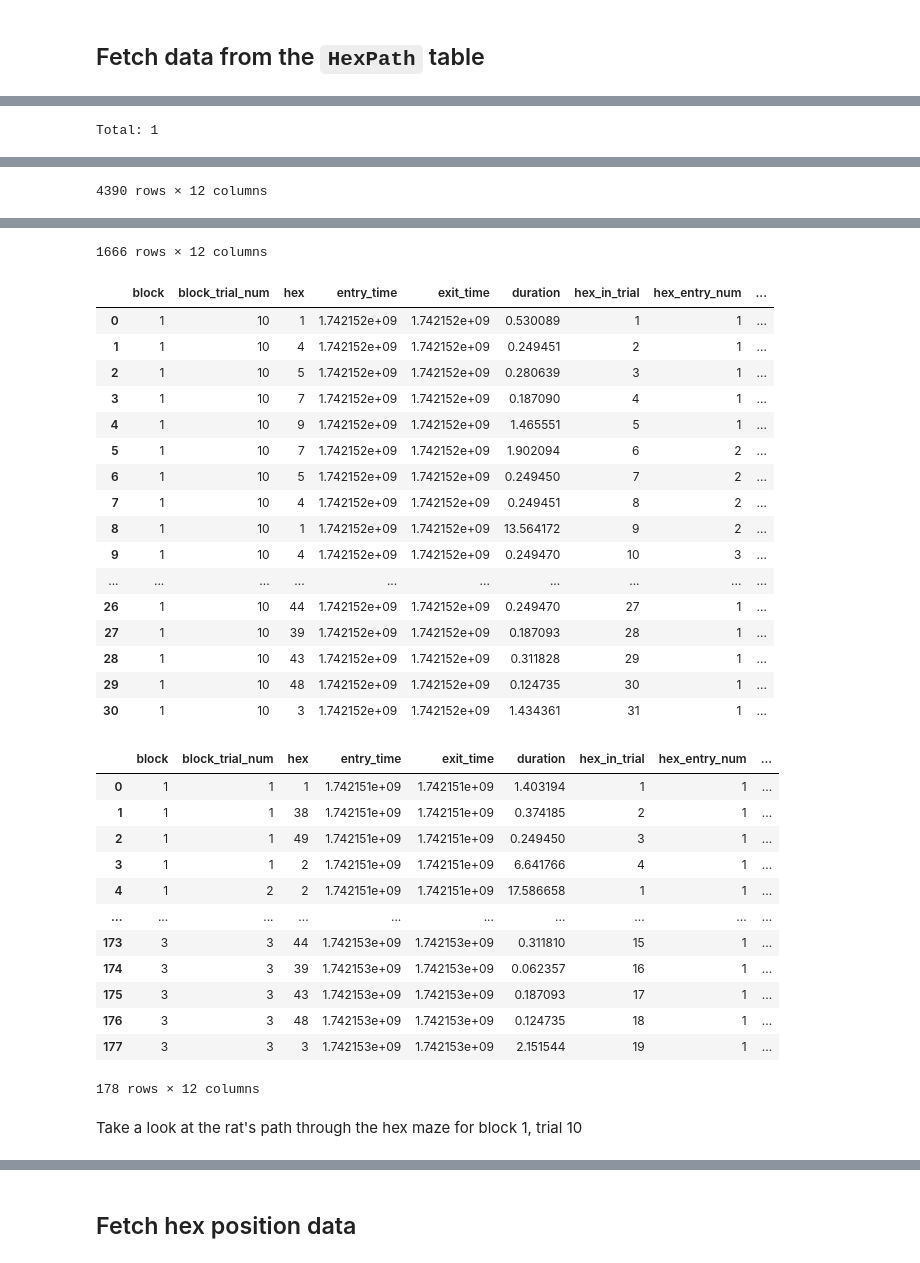
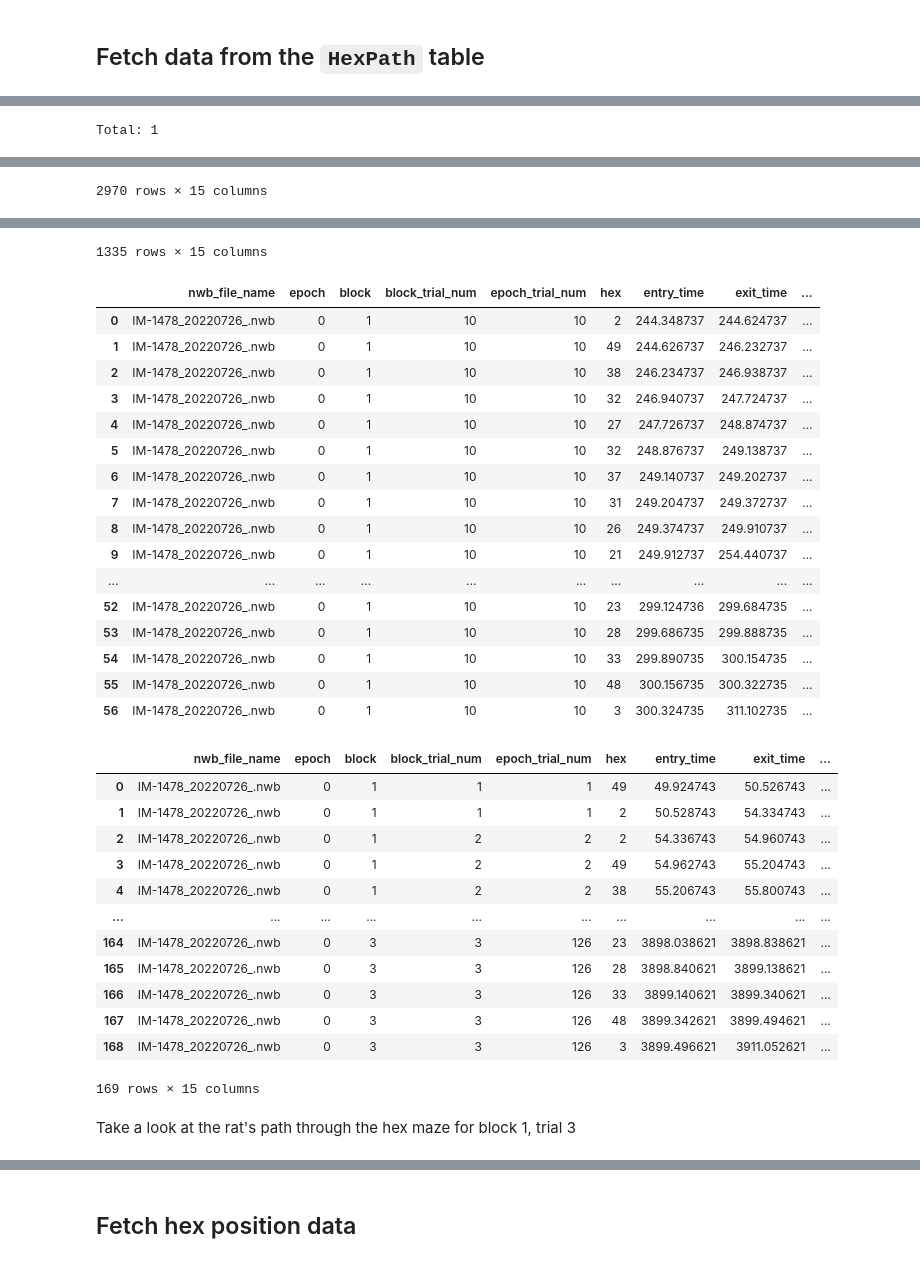
Before and after one commit to calderast/Hex-maze-spyglass, a Jupyter notebook: Fetching_Data.ipynb, the cells around one changed output, grey strips where cells are left out. Saved outputs shown, nothing was run; the diff lists cells and outputs as text; code cells hidden in the pictures.

Commit message:
Update HexPath and HexMazeTrialContext, start some regression analysis (#12)

```diff
--- a/Fetching_Data.ipynb
+++ b/Fetching_Data.ipynb
@@ -6,4 +6,7 @@ import spyglass.position as sgp
 import spyglass.data_import as sgi
 
 from hexmaze import plot_hex_maze
-from hex_maze_behavior import HexMazeBlock, HexPosition, HexPath, HexMazeChoice
+from hex_maze_behavior import HexMazeBlock, HexPosition, HexPath, HexMazeChoice, HexMazeTrialHistory
+
+nwb_file_name = 'IM-1478_20220726_.nwb'
+nwb_key = {"nwb_file_name" : nwb_file_name}
@@ -117,7 +195,7 @@ Total: 5101
 ## Fetch data from the `HexPath` table
 # %%
 # Example of fetching data from HexPath table
-hex_path_key = {"pos_merge_id": "4eeb7432-969b-f856-3cfb-dd4456754ac4"}
+hex_path_key = (HexPath() & nwb_key).fetch("KEY")[0]
 display(HexPath() & hex_path_key)
 
 # Get hex path dataframe for the whole epoch
@@ -155 +233 @@ Total: 1
-4390 rows × 12 columns
+2970 rows × 15 columns
@@ -168,34 +246,34 @@ Total: 1
-1666 rows × 12 columns
+1335 rows × 15 columns
-|  | block | block_trial_num | hex | entry_time | exit_time | duration | hex_in_trial | hex_entry_num | ... |
-| 0 | 1 | 10 | 1 | 1.742152e+09 | 1.742152e+09 | 0.530089 | 1 | 1 | ... |
-| 1 | 1 | 10 | 4 | 1.742152e+09 | 1.742152e+09 | 0.249451 | 2 | 1 | ... |
-| 2 | 1 | 10 | 5 | 1.742152e+09 | 1.742152e+09 | 0.280639 | 3 | 1 | ... |
-| 3 | 1 | 10 | 7 | 1.742152e+09 | 1.742152e+09 | 0.187090 | 4 | 1 | ... |
-| 4 | 1 | 10 | 9 | 1.742152e+09 | 1.742152e+09 | 1.465551 | 5 | 1 | ... |
-| 5 | 1 | 10 | 7 | 1.742152e+09 | 1.742152e+09 | 1.902094 | 6 | 2 | ... |
-| 6 | 1 | 10 | 5 | 1.742152e+09 | 1.742152e+09 | 0.249450 | 7 | 2 | ... |
-| 7 | 1 | 10 | 4 | 1.742152e+09 | 1.742152e+09 | 0.249451 | 8 | 2 | ... |
-| 8 | 1 | 10 | 1 | 1.742152e+09 | 1.742152e+09 | 13.564172 | 9 | 2 | ... |
-| 9 | 1 | 10 | 4 | 1.742152e+09 | 1.742152e+09 | 0.249470 | 10 | 3 | ... |
+|  | nwb_file_name | epoch | block | block_trial_num | epoch_trial_num | hex | entry_time | exit_time | ... |
+| 0 | IM-1478_20220726_.nwb | 0 | 1 | 10 | 10 | 2 | 244.348737 | 244.624737 | ... |
+| 1 | IM-1478_20220726_.nwb | 0 | 1 | 10 | 10 | 49 | 244.626737 | 246.232737 | ... |
+| 2 | IM-1478_20220726_.nwb | 0 | 1 | 10 | 10 | 38 | 246.234737 | 246.938737 | ... |
+| 3 | IM-1478_20220726_.nwb | 0 | 1 | 10 | 10 | 32 | 246.940737 | 247.724737 | ... |
+| 4 | IM-1478_20220726_.nwb | 0 | 1 | 10 | 10 | 27 | 247.726737 | 248.874737 | ... |
+| 5 | IM-1478_20220726_.nwb | 0 | 1 | 10 | 10 | 32 | 248.876737 | 249.138737 | ... |
+| 6 | IM-1478_20220726_.nwb | 0 | 1 | 10 | 10 | 37 | 249.140737 | 249.202737 | ... |
+| 7 | IM-1478_20220726_.nwb | 0 | 1 | 10 | 10 | 31 | 249.204737 | 249.372737 | ... |
+| 8 | IM-1478_20220726_.nwb | 0 | 1 | 10 | 10 | 26 | 249.374737 | 249.910737 | ... |
+| 9 | IM-1478_20220726_.nwb | 0 | 1 | 10 | 10 | 21 | 249.912737 | 254.440737 | ... |
 | ... | ... | ... | ... | ... | ... | ... | ... | ... | ... |
-| 26 | 1 | 10 | 44 | 1.742152e+09 | 1.742152e+09 | 0.249470 | 27 | 1 | ... |
-| 27 | 1 | 10 | 39 | 1.742152e+09 | 1.742152e+09 | 0.187093 | 28 | 1 | ... |
-| 28 | 1 | 10 | 43 | 1.742152e+09 | 1.742152e+09 | 0.311828 | 29 | 1 | ... |
-| 29 | 1 | 10 | 48 | 1.742152e+09 | 1.742152e+09 | 0.124735 | 30 | 1 | ... |
-| 30 | 1 | 10 | 3 | 1.742152e+09 | 1.742152e+09 | 1.434361 | 31 | 1 | ... |
+| 52 | IM-1478_20220726_.nwb | 0 | 1 | 10 | 10 | 23 | 299.124736 | 299.684735 | ... |
+| 53 | IM-1478_20220726_.nwb | 0 | 1 | 10 | 10 | 28 | 299.686735 | 299.888735 | ... |
+| 54 | IM-1478_20220726_.nwb | 0 | 1 | 10 | 10 | 33 | 299.890735 | 300.154735 | ... |
+| 55 | IM-1478_20220726_.nwb | 0 | 1 | 10 | 10 | 48 | 300.156735 | 300.322735 | ... |
+| 56 | IM-1478_20220726_.nwb | 0 | 1 | 10 | 10 | 3 | 300.324735 | 311.102735 | ... |
-|  | block | block_trial_num | hex | entry_time | exit_time | duration | hex_in_trial | hex_entry_num | ... |
-| 0 | 1 | 1 | 1 | 1.742151e+09 | 1.742151e+09 | 1.403194 | 1 | 1 | ... |
-| 1 | 1 | 1 | 38 | 1.742151e+09 | 1.742151e+09 | 0.374185 | 2 | 1 | ... |
-| 2 | 1 | 1 | 49 | 1.742151e+09 | 1.742151e+09 | 0.249450 | 3 | 1 | ... |
-| 3 | 1 | 1 | 2 | 1.742151e+09 | 1.742151e+09 | 6.641766 | 4 | 1 | ... |
-| 4 | 1 | 2 | 2 | 1.742151e+09 | 1.742151e+09 | 17.586658 | 1 | 1 | ... |
+|  | nwb_file_name | epoch | block | block_trial_num | epoch_trial_num | hex | entry_time | exit_time | ... |
+| 0 | IM-1478_20220726_.nwb | 0 | 1 | 1 | 1 | 49 | 49.924743 | 50.526743 | ... |
+| 1 | IM-1478_20220726_.nwb | 0 | 1 | 1 | 1 | 2 | 50.528743 | 54.334743 | ... |
+| 2 | IM-1478_20220726_.nwb | 0 | 1 | 2 | 2 | 2 | 54.336743 | 54.960743 | ... |
+| 3 | IM-1478_20220726_.nwb | 0 | 1 | 2 | 2 | 49 | 54.962743 | 55.204743 | ... |
+| 4 | IM-1478_20220726_.nwb | 0 | 1 | 2 | 2 | 38 | 55.206743 | 55.800743 | ... |
 | ... | ... | ... | ... | ... | ... | ... | ... | ... | ... |
-| 173 | 3 | 3 | 44 | 1.742153e+09 | 1.742153e+09 | 0.311810 | 15 | 1 | ... |
-| 174 | 3 | 3 | 39 | 1.742153e+09 | 1.742153e+09 | 0.062357 | 16 | 1 | ... |
-| 175 | 3 | 3 | 43 | 1.742153e+09 | 1.742153e+09 | 0.187093 | 17 | 1 | ... |
-| 176 | 3 | 3 | 48 | 1.742153e+09 | 1.742153e+09 | 0.124735 | 18 | 1 | ... |
-| 177 | 3 | 3 | 3 | 1.742153e+09 | 1.742153e+09 | 2.151544 | 19 | 1 | ... |
+| 164 | IM-1478_20220726_.nwb | 0 | 3 | 3 | 126 | 23 | 3898.038621 | 3898.838621 | ... |
+| 165 | IM-1478_20220726_.nwb | 0 | 3 | 3 | 126 | 28 | 3898.840621 | 3899.138621 | ... |
+| 166 | IM-1478_20220726_.nwb | 0 | 3 | 3 | 126 | 33 | 3899.140621 | 3899.340621 | ... |
+| 167 | IM-1478_20220726_.nwb | 0 | 3 | 3 | 126 | 48 | 3899.342621 | 3899.494621 | ... |
+| 168 | IM-1478_20220726_.nwb | 0 | 3 | 3 | 126 | 3 | 3899.496621 | 3911.052621 | ... |
-178 rows × 12 columns
+169 rows × 15 columns
 # %% [markdown]
-Take a look at the rat's path through the hex maze for block 1, trial 10
+Take a look at the rat's path through the hex maze for block 1, trial 3
 # %%
```
Also changed, not shown: parts of 7 cells of this notebook, 5 other files.
